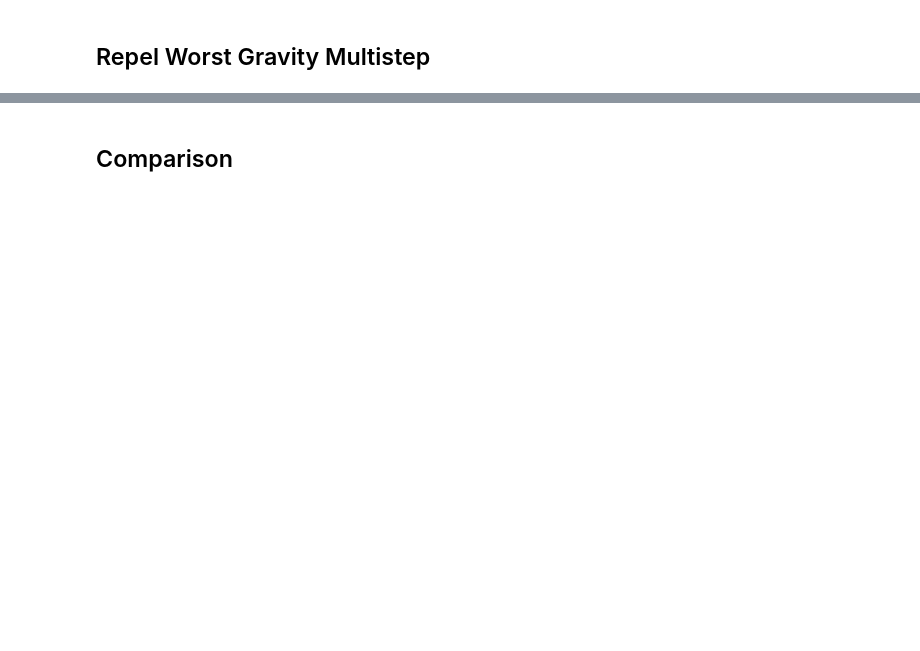
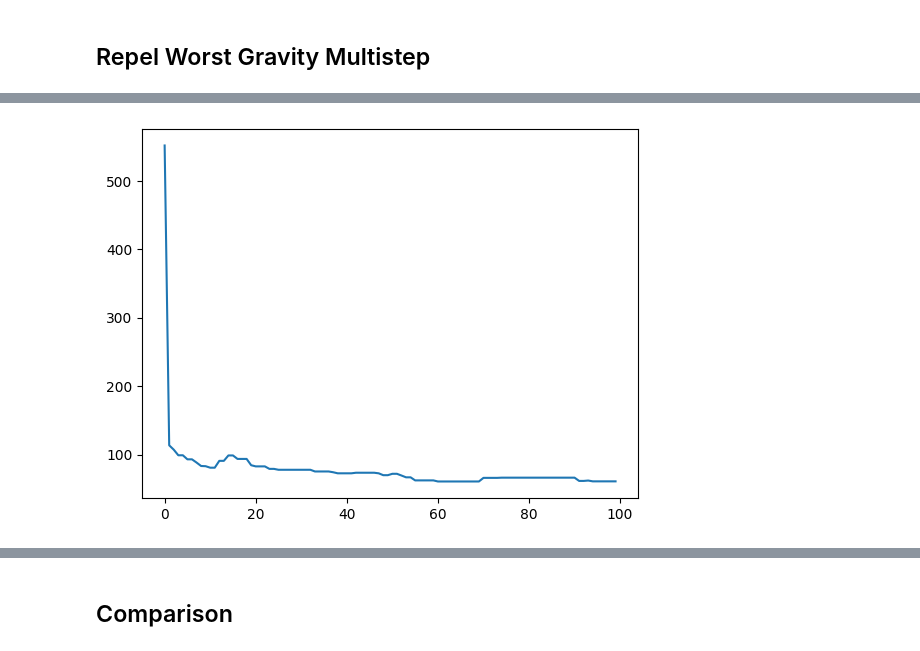
Before and after one commit to bogumilap/TOPSIS-LABS, a Jupyter notebook: results.ipynb, the cells around one changed output, grey strips where cells are left out. Drawn from its saved outputs; the diff is of its cells as text; code cells hidden in the pictures; blank space fills up the shorter version.

```diff
--- a/results.ipynb
+++ b/results.ipynb
@@ -451,0 +526,5 @@ draw_fitness_boxplots(repel_worst_multistep_fitness_observers)
+# %%
+plt.plot(iterations_axis, combo_best_gravity_fitness_std)
+plt.show()
+# %% [output]
+[figure, added]
```
Also changed, not shown: parts of 48 cells of this notebook.
